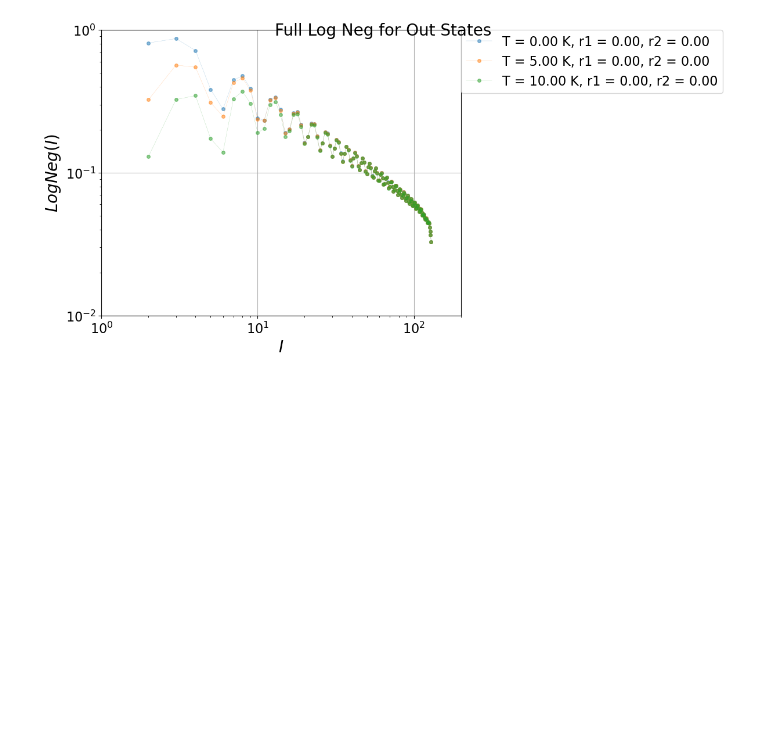
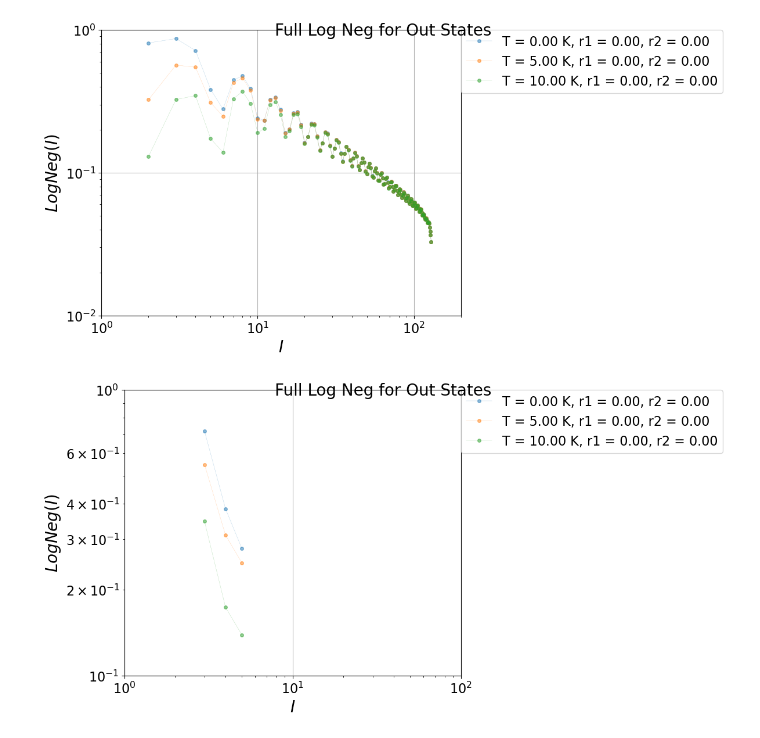
Before and after one commit to Setnom6/LogNeg4gs, a Jupyter notebook: tutorial.ipynb, the cells around one changed output. Saved outputs shown, nothing was run; the diff lists cells and outputs as text; code cells hidden in the pictures; blank space fills up the shorter version.

Commit message:
Updated plot calls

```diff
--- a/tutorial.ipynb
+++ b/tutorial.ipynb
@@ -28,19 +28,24 @@ initialStates = [
 
 measurements = [
     {"type": "fullLogNeg",
+    "typeOfState":  1},
+    {"type": "fullLogNeg",
+     "modesToApply": [2,3,4],
     "typeOfState":  1}
   ]
 # %%
 LNManager = LogNegManager(generalOptions=generalOptions, transformationDict=transformationMatrixOptions,
                           initialStates=initialStates)
 # %%
-dict_to_plot = {}
+collection_of_dict_to_plot = []
 for measurement in measurements:
     if measurement["typeOfState"] == 0:
-        dict_to_plot = LNManager.measureInitialStatesEntanglement(measurement["type"], measurement.get("modesToApply", None))
+        collection_of_dict_to_plot.append(LNManager.measureInitialStatesEntanglement(measurement["type"], measurement.get("modesToApply", None)))
     else:
-        dict_to_plot = LNManager.measureFinalStatesEntanglement(measurement["type"], measurement.get("modesToApply", None))
+        collection_of_dict_to_plot.append(LNManager.measureFinalStatesEntanglement(measurement["type"], measurement.get("modesToApply", None)))
 # %%
-LNManager.plotResults(dict_to_plot)
+for dict_to_plot in collection_of_dict_to_plot:
+    LNManager.plotResults(dict_to_plot)
 # %% [output]
 [figure]
+[figure, added]
```
Also changed, not shown: 3 other files.
